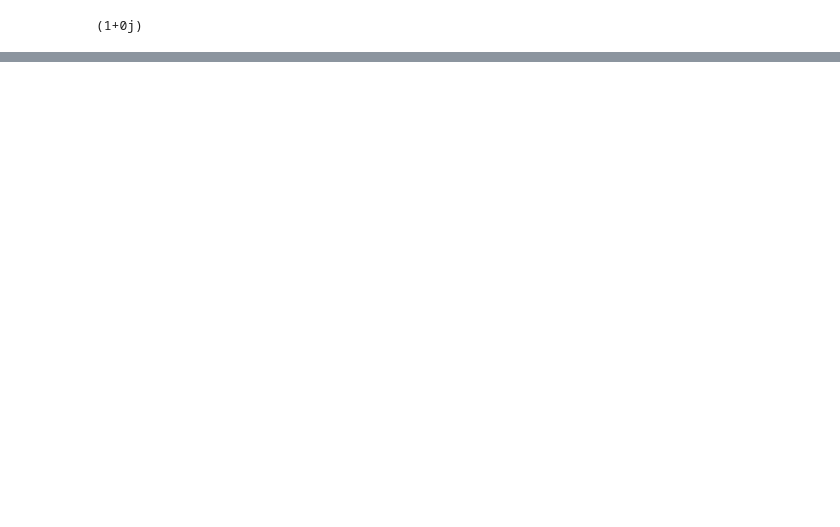
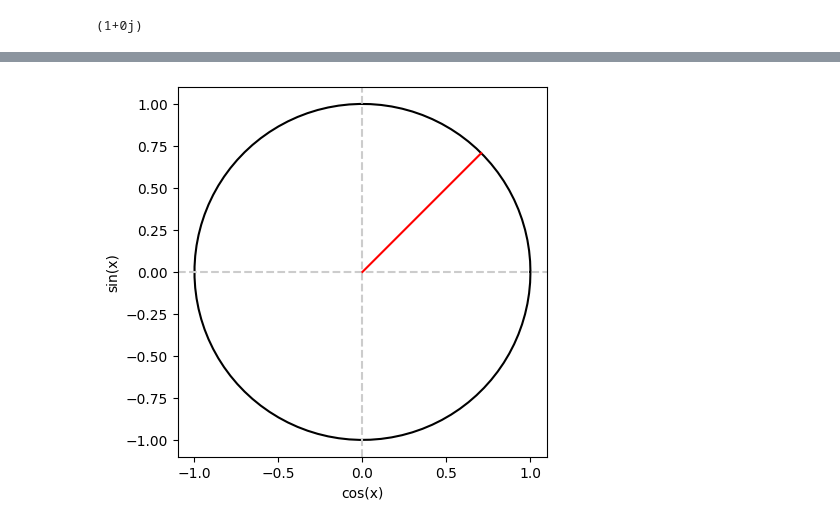
Before and after one commit to rtharris619/ProjectMath, a Jupyter notebook: Algebra2/algebra.ipynb, the cells around one changed output, grey strips where cells are left out. Cells and saved outputs as stored; diff of their text form; code cells hidden in the pictures; blank space fills up the shorter version.

```diff
--- a/Algebra2/algebra.ipynb
+++ b/Algebra2/algebra.ipynb
@@ -328,0 +394,18 @@ print(ans)
+# %%
+x = np.linspace(0,2*np.pi,100)
+plt.plot(np.cos(x),np.sin(x),'k')
+
+plt.plot([-1.1,1.1],[0,0],'--',color=[.8,.8,.8])
+plt.plot([0,0],[-1.1,1.1],'--',color=[.8,.8,.8])
+
+angle = np.pi/4
+plt.plot([0,np.cos(angle)],[0,np.sin(angle)],'r')
+
+plt.axis('square')
+plt.axis([-1.1,1.1,-1.1,1.1])
+plt.xlabel('cos(x)')
+plt.ylabel('sin(x)')
+
+plt.show()
+# %% [output]
+[figure, added]
```
Also changed, not shown: parts of 18 cells of this notebook.
